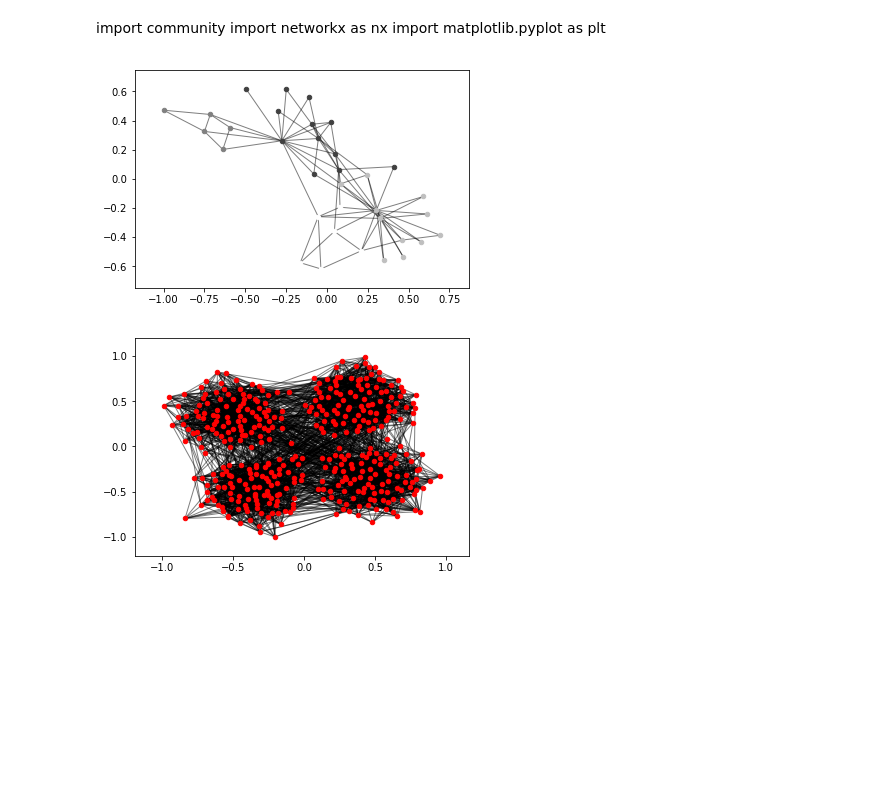
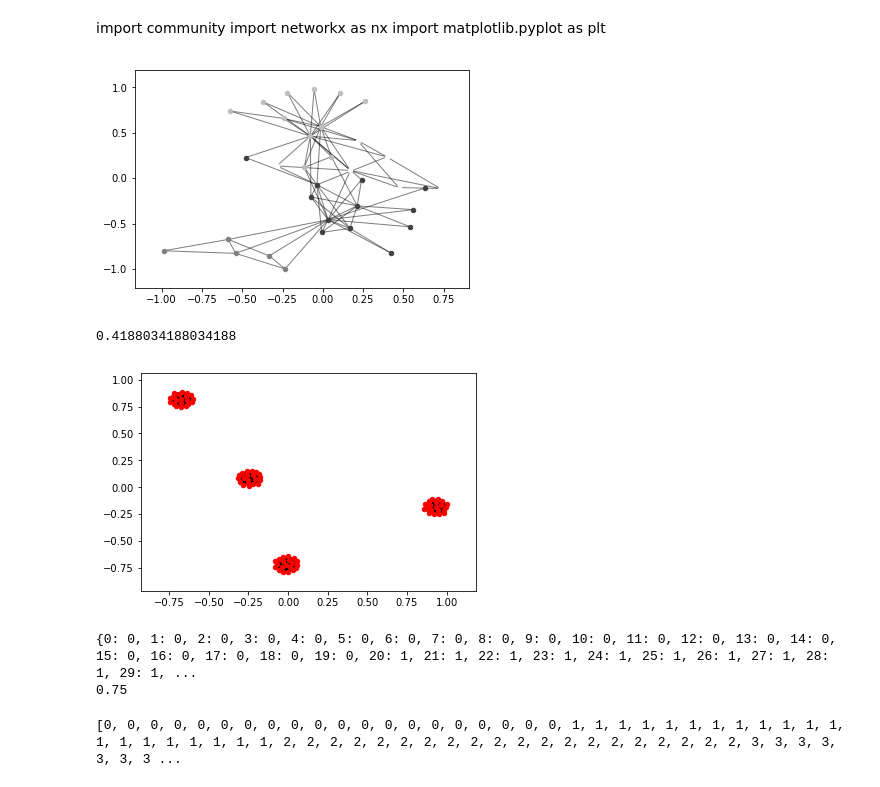
Before and after one commit to mzemlyanikin/hse-clustering, a Jupyter notebook: louvain-test.ipynb, the cells around one changed output. Saved outputs shown, nothing was run; the diff lists cells and outputs as text; code cells hidden in the pictures; blank space fills up the shorter version.

Commit message:
tests with planted partition and with 30 cliques were added

```diff
--- a/louvain-test.ipynb
+++ b/louvain-test.ipynb
@@ -30,13 +34,16 @@ for com in set(partition.values()) :
 
 nx.draw_networkx_edges(G,pos, alpha=0.5)
 plt.show()
+modularity = community.modularity(partition, G)
+print(modularity)
 # %% [output]
-[figure, old version]
+[figure, new version]
+0.4188034188034188
 # %%
 l = 4
-k = 30
-Pin = 0.15
-Pout = 0.01
+k = 20
+Pin = 1
+Pout = 0.0
 # %%
 E = nx.planted_partition_graph(l, k, Pin, Pout)
 # %%
@@ -44,10 +51,21 @@ pl_partition = community.best_partition(E)
 # %%
 pos1 = nx.spring_layout(E)
 nx.draw_networkx_nodes(E, pos1, node_size = 20)
 nx.draw_networkx_edges(E,pos1, alpha=0.5)
 plt.show()
+print(pl_partition)
+mod = community.modularity(pl_partition, E)
+print(mod)
 # %% [output]
-[figure, old version]
+[figure, new version]
+{0: 0, 1: 0, 2: 0, 3: 0, 4: 0, 5: 0, 6: 0, 7: 0, 8: 0, 9: 0, 10: 0, 11: 0, 12: 0, 13: 0, 14: 0, 15: 0, 16: 0, 17: 0, 18: 0, 19: 0, 20: 1, 21: 1, 22: 1, 23: 1, 24: 1, 25: 1, 26: 1, 27: 1, 28: 1, 29: 1, ...
+0.75
+# %%
+n = l * k
+list_ = [ i // k for i in range(0,  n)]
+print(list_)
+# %% [output]
+[0, 0, 0, 0, 0, 0, 0, 0, 0, 0, 0, 0, 0, 0, 0, 0, 0, 0, 0, 0, 1, 1, 1, 1, 1, 1, 1, 1, 1, 1, 1, 1, 1, 1, 1, 1, 1, 1, 1, 1, 2, 2, 2, 2, 2, 2, 2, 2, 2, 2, 2, 2, 2, 2, 2, 2, 2, 2, 2, 2, 3, 3, 3, 3, 3, 3, 3 ...
 # %%
 size = float(len(set(pl_partition.values())))
 pos = nx.spring_layout(E)
```
Also changed, not shown: parts of 11 cells of this notebook.
